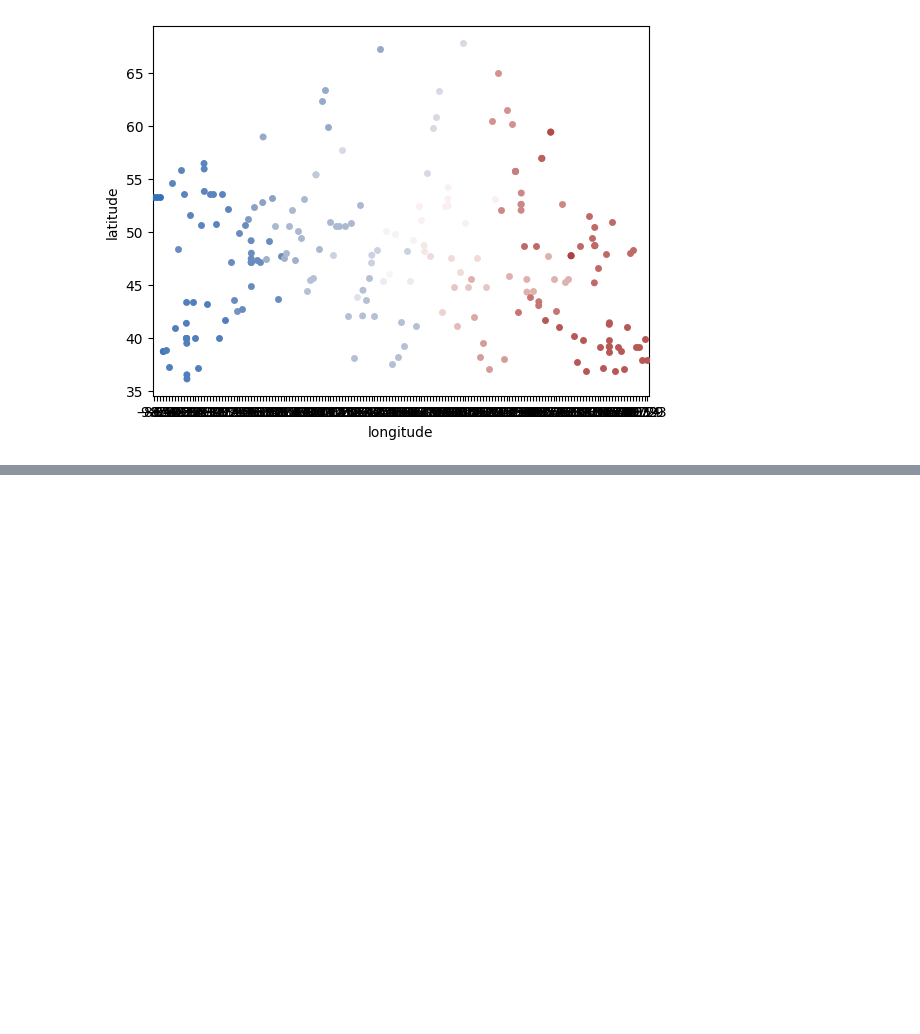
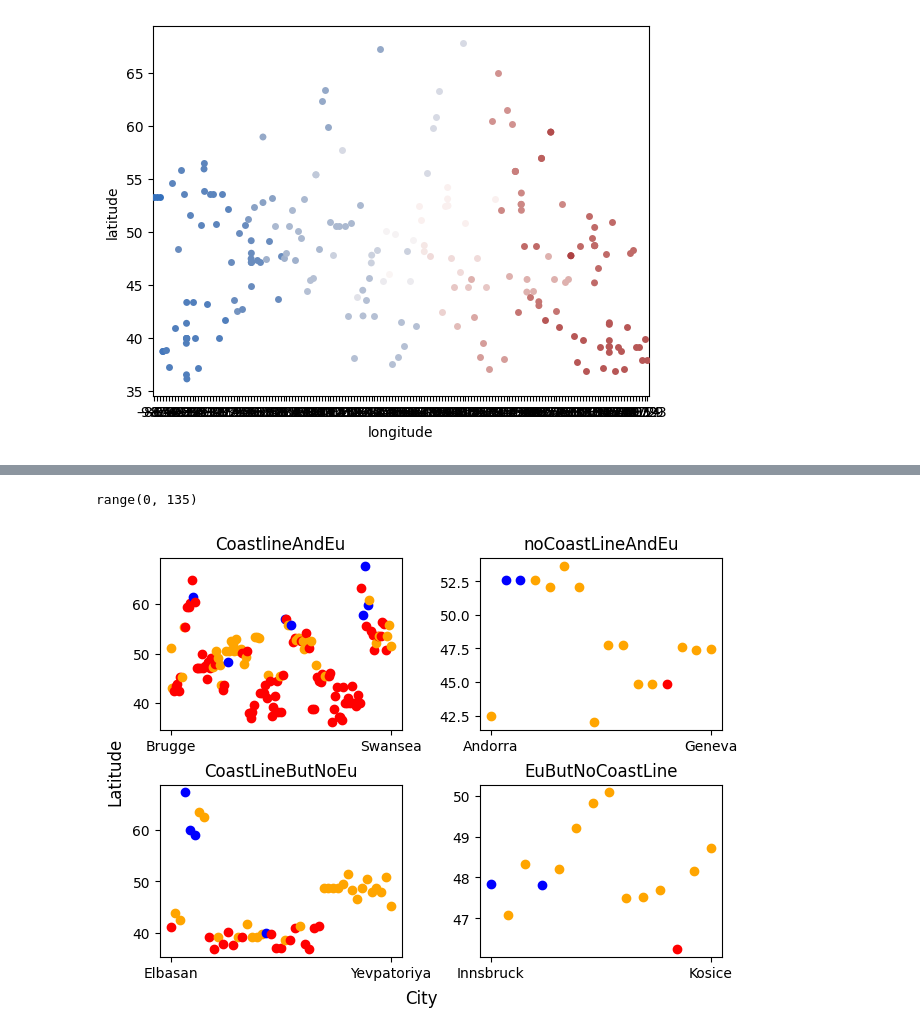
Before and after one commit to akash106/CS210DataSciProjects, a Jupyter notebook: Project 3/eucities_temps.ipynb, the cells around one changed output, grey strips where cells are left out. Cells and saved outputs as stored; diff of their text form; code cells hidden in the pictures; blank space fills up the shorter version.

Commit message:
finished part 1

```diff
--- a/Project 3/eucities_temps.ipynb
+++ b/Project 3/eucities_temps.ipynb
@@ -147,0 +155,77 @@ sns.stripplot(
+# %%
+# Visualization
+# Part 1.4
+
+regionFrequency = {
+    'noCoastLineAndEu' : [],
+    'CoastlineAndEu': [],
+    'CoastLineButNoEu': [],
+    'EuButNoCoastLine' : []
+}
+
+fig, axs = plt.subplots(2, 2, constrained_layout = True)
+
+fig.supxlabel('City')
+fig.supylabel('Latitude')
+
+axs[0,0].set(title='CoastlineAndEu')
+axs[0,1].set(title='noCoastLineAndEu')
+axs[1,0].set(title='CoastLineButNoEu')
+axs[1,1].set(title='EuButNoCoastLine')
+
+for ind in df.index:
+    if df['coastline'][ind] == 'yes' and df['EU'][ind] == 'yes':
+        regionFrequency['CoastlineAndEu'].append(df['city'][ind])
+    elif df['coastline'][ind] == 'no' and df['EU'][ind] == 'no':
+        regionFrequency['noCoastLineAndEu'].append(df['city'][ind])
+    elif df['coastline'][ind] == 'yes':
+        regionFrequency['CoastLineButNoEu'].append(df['city'][ind])
+    else:
+        regionFrequency['EuButNoCoastLine'].append(df['city'][ind])
+
+
+
+for index, row in df.iterrows():
+    theCity = row['city']
+    theTemp = row['temperature']
+    theLat = row['latitude']
+
+    if row['coastline'] == 'yes' and row['EU'] == 'yes':
+        if theTemp > 10:
+            axs[0][0].scatter(theCity, theLat, c='red')
+        elif theTemp < 6:
+            axs[0][0].scatter(theCity, theLat, c='blue')
+        else:
+            axs[0][0].scatter(theCity, theLat, c='orange')
+    elif row['coastline'] == 'no' and row['EU'] == 'no':
+        if theTemp > 10:
+            axs[0][1].scatter(theCity, theLat, c='red')
+        elif theTemp < 6:
+            axs[0][1].scatter(theCity, theLat, c='blue')
+        else:
+            axs[0][1].scatter(theCity, theLat, c='orange')
+    elif row['coastline'] == 'yes':
+        if theTemp > 10:
+            axs[1][0].scatter(theCity, theLat, c='red')
+        elif theTemp < 6:
+            axs[1][0].scatter(theCity, theLat, c='blue')
+        else:
+            axs[1][0].scatter(theCity, theLat, c='orange')
+    else:
+        if theTemp > 10:
+            axs[1][1].scatter(theCity, theLat, c='red')
+        elif theTemp < 6:
+            axs[1][1].scatter(theCity, theLat, c='blue')
+        else:
+            axs[1][1].scatter(theCity, theLat, c='orange')
+#axs[0][0].set_xticks([])
+axs[0][0].set_xticks([0, len(regionFrequency['CoastlineAndEu'])-1])
+axs[0][1].set_xticks([0, len(regionFrequency['noCoastLineAndEu'])-1])
+axs[1][0].set_xticks([0, len(regionFrequency['CoastLineButNoEu'])-1])
+axs[1][1].set_xticks([0, len(regionFrequency['EuButNoCoastLine'])-1])
+print(range(len(regionFrequency['CoastlineAndEu'])-1))
+
+plt.show()
+# %% [output]
+range(0, 135)
+[figure, added]
```
Also changed, not shown: parts of 1 cell of this notebook.
